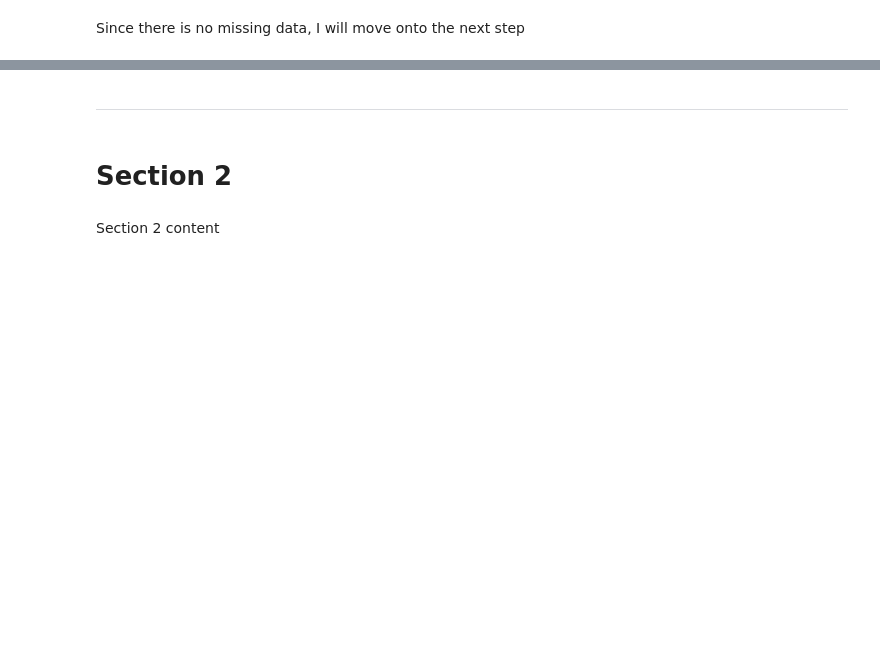
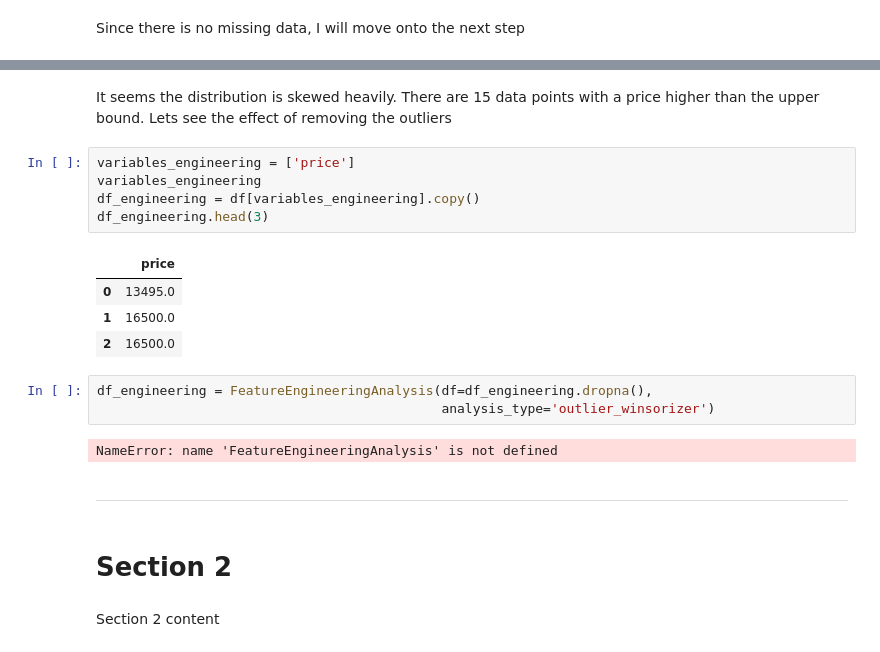
Before and after one commit to Tee-DataA/Hackathon1, a Jupyter notebook: jupyter_notebooks/Notebook_Template.ipynb, the cells around one changed output, grey strips where cells are left out. Drawn from its saved outputs; the diff is of its cells as text; blank space fills up the shorter version.

```diff
--- a/jupyter_notebooks/Notebook_Template.ipynb
+++ b/jupyter_notebooks/Notebook_Template.ipynb
@@ -120,3 +176,20 @@ Name: price, dtype: float64
+# %% [markdown]
+It seems the distribution is skewed heavily. There are 15 data points with a price higher than the upper bound. Lets see the effect of removing the outliers
+# %%
+variables_engineering = ['price']
+variables_engineering
+df_engineering = df[variables_engineering].copy()
+df_engineering.head(3)
+# %% [output]
+|  | price |
+| 0 | 13495.0 |
+| 1 | 16500.0 |
+| 2 | 16500.0 |
+# %%
+df_engineering = FeatureEngineeringAnalysis(df=df_engineering.dropna(),
+                                            analysis_type='outlier_winsorizer')
+# %% [output]
+NameError: name 'FeatureEngineeringAnalysis' is not defined
 # %% [markdown]
 ---
 # %% [markdown]
```
Also changed, not shown: parts of 16 cells of this notebook.
